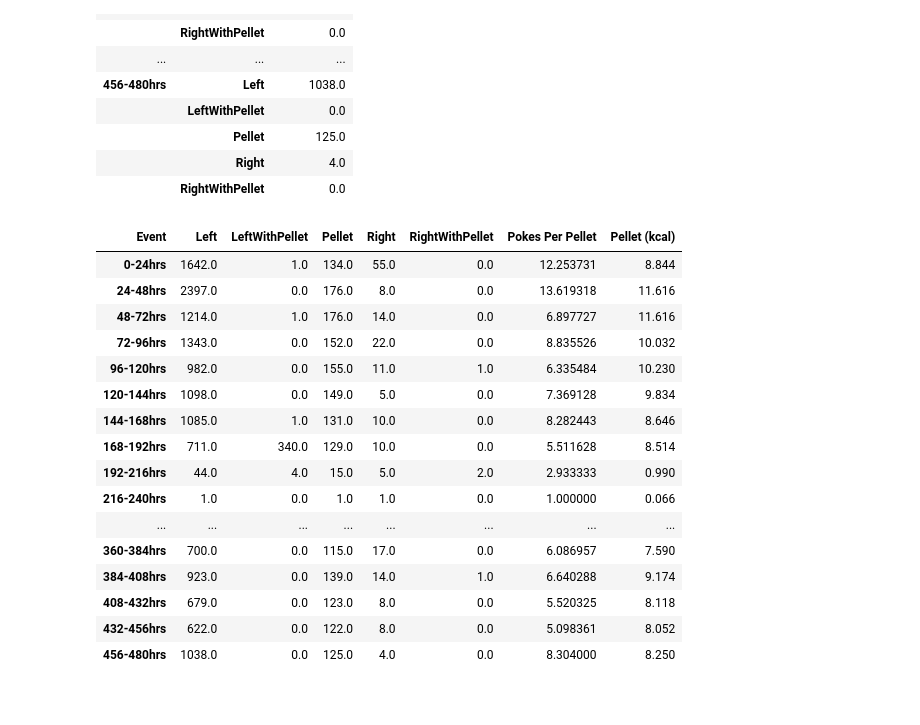
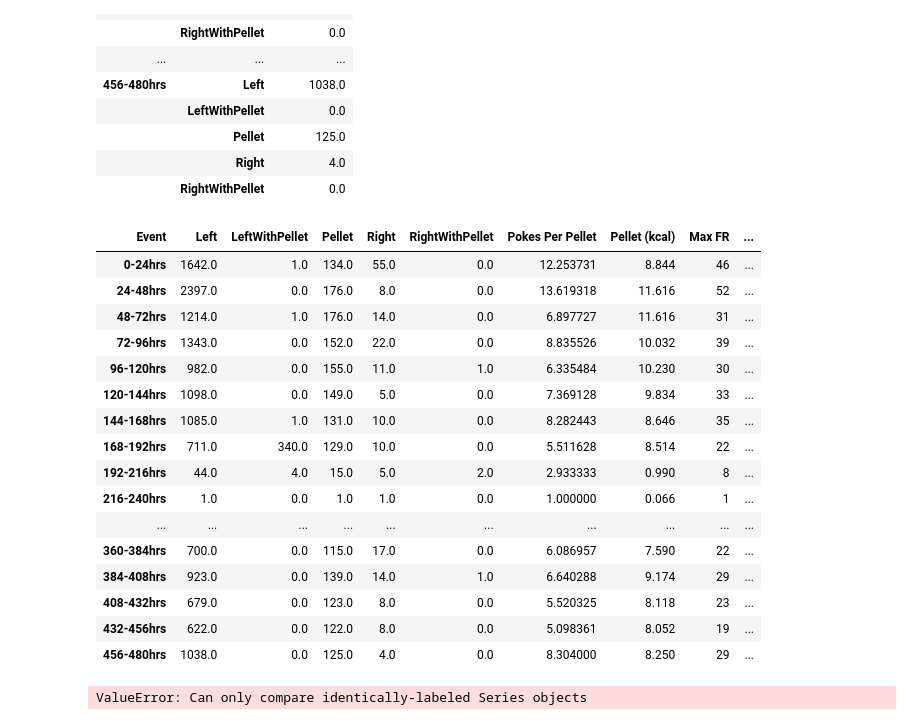
Before and after one commit to Fobbs-DBC-Lab/fed-scripts, a Jupyter notebook: notebooks/test_playground.ipynb, the cells around one changed output. Saved outputs shown, nothing was run; the diff lists cells and outputs as text; code cells hidden in the pictures.

```diff
--- a/notebooks/test_playground.ipynb
+++ b/notebooks/test_playground.ipynb
@@ -164,27 +165,35 @@ nt_df
 # %%
 tdf = nt_df.groupby(['Bin','Event'])['Event Binary'].first().unstack(fill_value=1).rename_axis(None)
 tdf['Pokes Per Pellet'] = tdf['Left']/tdf['Pellet']
 tdf['Pellet (kcal)'] = tdf['Pellet']*0.066
+tdf['Max FR'] = concat_df.groupby('Bin')['FR'].max()
+tdf['Max FR Timestamp'] = concat_df.groupby('Bin')['MM:DD:YYYY hh:mm:ss','FR'].max()['MM:DD:YYYY hh:mm:ss']
 
 tdf
 # %% [output]
-| Event | Left | LeftWithPellet | Pellet | Right | RightWithPellet | Pokes Per Pellet | Pellet (kcal) |
-| 0-24hrs | 1642.0 | 1.0 | 134.0 | 55.0 | 0.0 | 12.253731 | 8.844 |
-| 24-48hrs | 2397.0 | 0.0 | 176.0 | 8.0 | 0.0 | 13.619318 | 11.616 |
-| 48-72hrs | 1214.0 | 1.0 | 176.0 | 14.0 | 0.0 | 6.897727 | 11.616 |
-| 72-96hrs | 1343.0 | 0.0 | 152.0 | 22.0 | 0.0 | 8.835526 | 10.032 |
-| 96-120hrs | 982.0 | 0.0 | 155.0 | 11.0 | 1.0 | 6.335484 | 10.230 |
-| 120-144hrs | 1098.0 | 0.0 | 149.0 | 5.0 | 0.0 | 7.369128 | 9.834 |
-| 144-168hrs | 1085.0 | 1.0 | 131.0 | 10.0 | 0.0 | 8.282443 | 8.646 |
-| 168-192hrs | 711.0 | 340.0 | 129.0 | 10.0 | 0.0 | 5.511628 | 8.514 |
-| 192-216hrs | 44.0 | 4.0 | 15.0 | 5.0 | 2.0 | 2.933333 | 0.990 |
-| 216-240hrs | 1.0 | 0.0 | 1.0 | 1.0 | 0.0 | 1.000000 | 0.066 |
-| ... | ... | ... | ... | ... | ... | ... | ... |
-| 360-384hrs | 700.0 | 0.0 | 115.0 | 17.0 | 0.0 | 6.086957 | 7.590 |
-| 384-408hrs | 923.0 | 0.0 | 139.0 | 14.0 | 1.0 | 6.640288 | 9.174 |
-| 408-432hrs | 679.0 | 0.0 | 123.0 | 8.0 | 0.0 | 5.520325 | 8.118 |
-| 432-456hrs | 622.0 | 0.0 | 122.0 | 8.0 | 0.0 | 5.098361 | 8.052 |
-| 456-480hrs | 1038.0 | 0.0 | 125.0 | 4.0 | 0.0 | 8.304000 | 8.250 |
+| Event | Left | LeftWithPellet | Pellet | Right | RightWithPellet | Pokes Per Pellet | Pellet (kcal) | Max FR | ... |
+| 0-24hrs | 1642.0 | 1.0 | 134.0 | 55.0 | 0.0 | 12.253731 | 8.844 | 46 | ... |
+| 24-48hrs | 2397.0 | 0.0 | 176.0 | 8.0 | 0.0 | 13.619318 | 11.616 | 52 | ... |
+| 48-72hrs | 1214.0 | 1.0 | 176.0 | 14.0 | 0.0 | 6.897727 | 11.616 | 31 | ... |
+| 72-96hrs | 1343.0 | 0.0 | 152.0 | 22.0 | 0.0 | 8.835526 | 10.032 | 39 | ... |
+| 96-120hrs | 982.0 | 0.0 | 155.0 | 11.0 | 1.0 | 6.335484 | 10.230 | 30 | ... |
+| 120-144hrs | 1098.0 | 0.0 | 149.0 | 5.0 | 0.0 | 7.369128 | 9.834 | 33 | ... |
+| 144-168hrs | 1085.0 | 1.0 | 131.0 | 10.0 | 0.0 | 8.282443 | 8.646 | 35 | ... |
+| 168-192hrs | 711.0 | 340.0 | 129.0 | 10.0 | 0.0 | 5.511628 | 8.514 | 22 | ... |
+| 192-216hrs | 44.0 | 4.0 | 15.0 | 5.0 | 2.0 | 2.933333 | 0.990 | 8 | ... |
+| 216-240hrs | 1.0 | 0.0 | 1.0 | 1.0 | 0.0 | 1.000000 | 0.066 | 1 | ... |
+| ... | ... | ... | ... | ... | ... | ... | ... | ... | ... |
+| 360-384hrs | 700.0 | 0.0 | 115.0 | 17.0 | 0.0 | 6.086957 | 7.590 | 22 | ... |
+| 384-408hrs | 923.0 | 0.0 | 139.0 | 14.0 | 1.0 | 6.640288 | 9.174 | 29 | ... |
+| 408-432hrs | 679.0 | 0.0 | 123.0 | 8.0 | 0.0 | 5.520325 | 8.118 | 23 | ... |
+| 432-456hrs | 622.0 | 0.0 | 122.0 | 8.0 | 0.0 | 5.098361 | 8.052 | 19 | ... |
+| 456-480hrs | 1038.0 | 0.0 | 125.0 | 4.0 | 0.0 | 8.304000 | 8.250 | 29 | ... |
 # %%
 # Plus 1 of whatever the start time is as a label
 # Left, right, pellet, leftwithpellet, rightwithpellet
+# %%
+# concat_df.loc[concat_df.groupby(['Bin'])['FR'].idxmax()]
+
+idx = concat_df.groupby(['Bin'])['FR'].max() == concat_df['MM:DD:YYYY hh:mm:ss']
+# %% [output]
+ValueError: Can only compare identically-labeled Series objects
```
Also changed, not shown: parts of 2 cells of this notebook.
